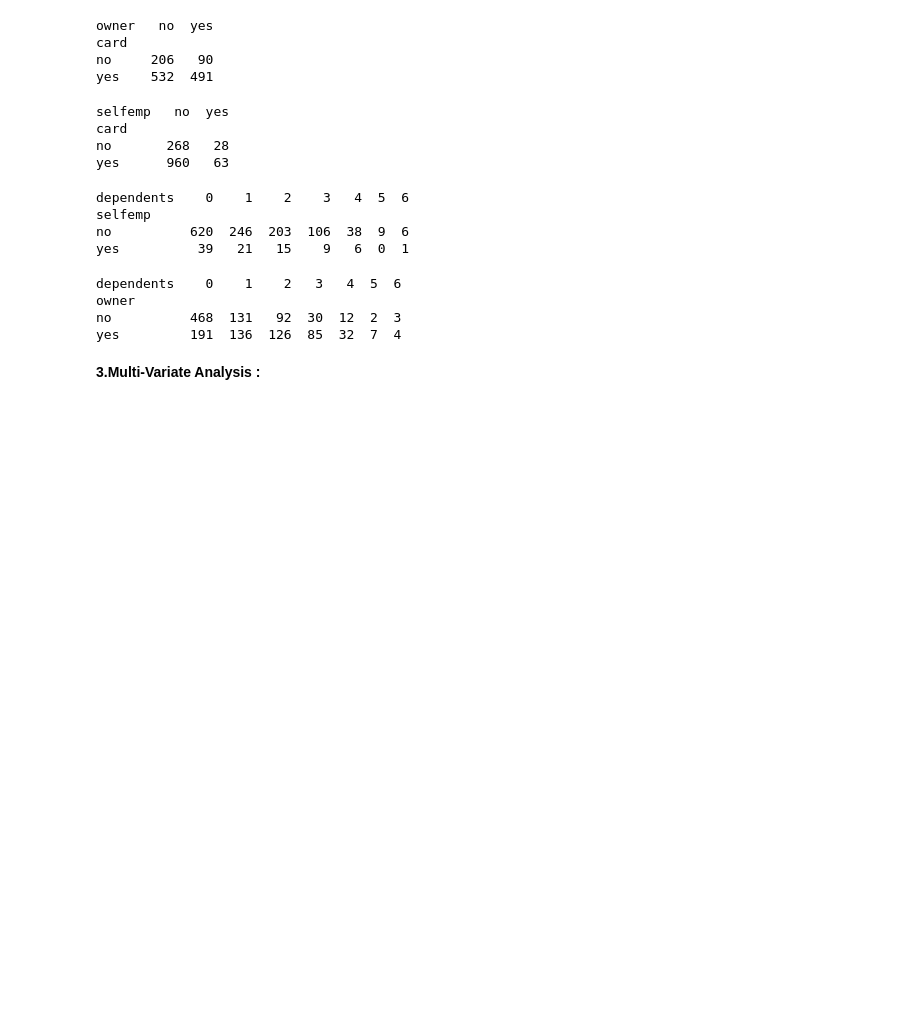
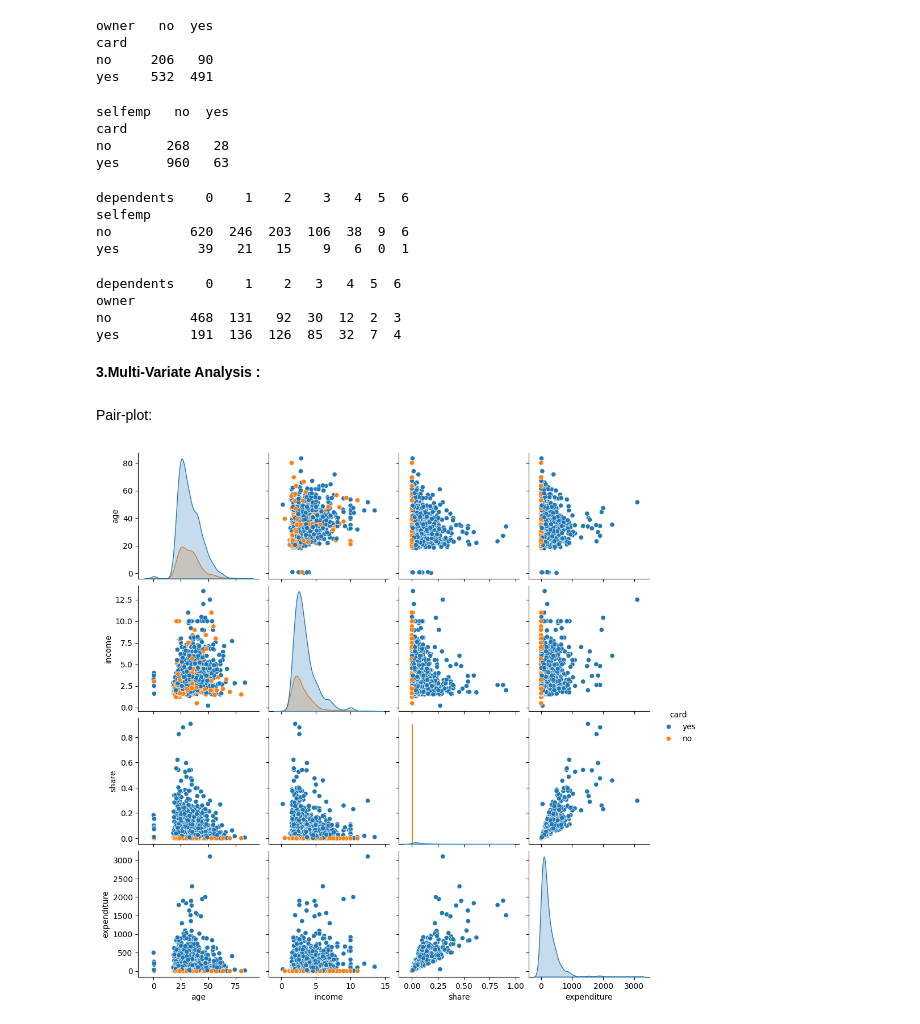
Before and after one commit to mukund-n/EDA---DA---21BDS0001, a Jupyter notebook: EDA_21BDS0001.ipynb, the cells around one changed output. Cells and saved outputs as stored; diff of their text form; code cells hidden in the pictures; blank space fills up the shorter version.

```diff
--- a/EDA_21BDS0001.ipynb
+++ b/EDA_21BDS0001.ipynb
@@ -483,3 +483,10 @@ no          468  131   92  30  12  2  3
 yes         191  136  126  85  32  7  4
 # %% [markdown]
 **3.Multi-Variate Analysis :**
+# %% [markdown]
+Pair-plot:
+# %%
+sns.pairplot(BDS0001[['age', 'income', 'share','expenditure', 'card']], hue='card')
+plt.show()
+# %% [output]
+[figure, added]
```
Also changed, not shown: parts of 3 cells of this notebook.
